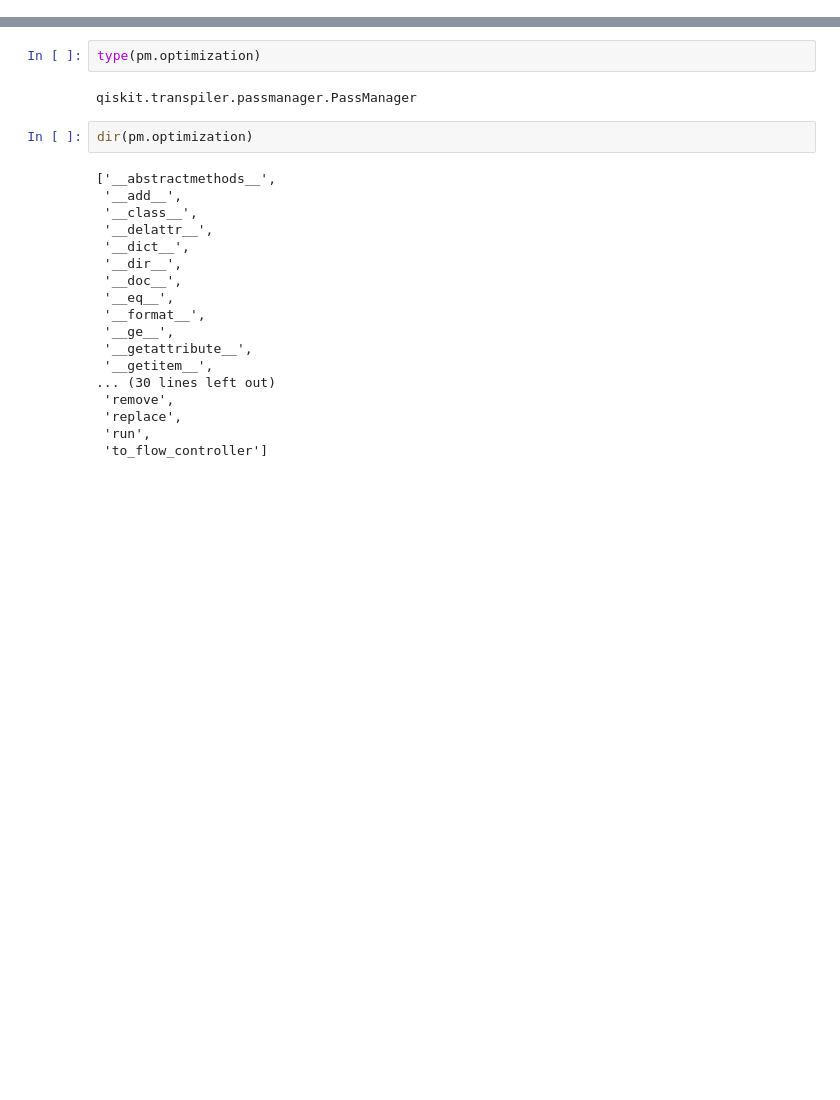
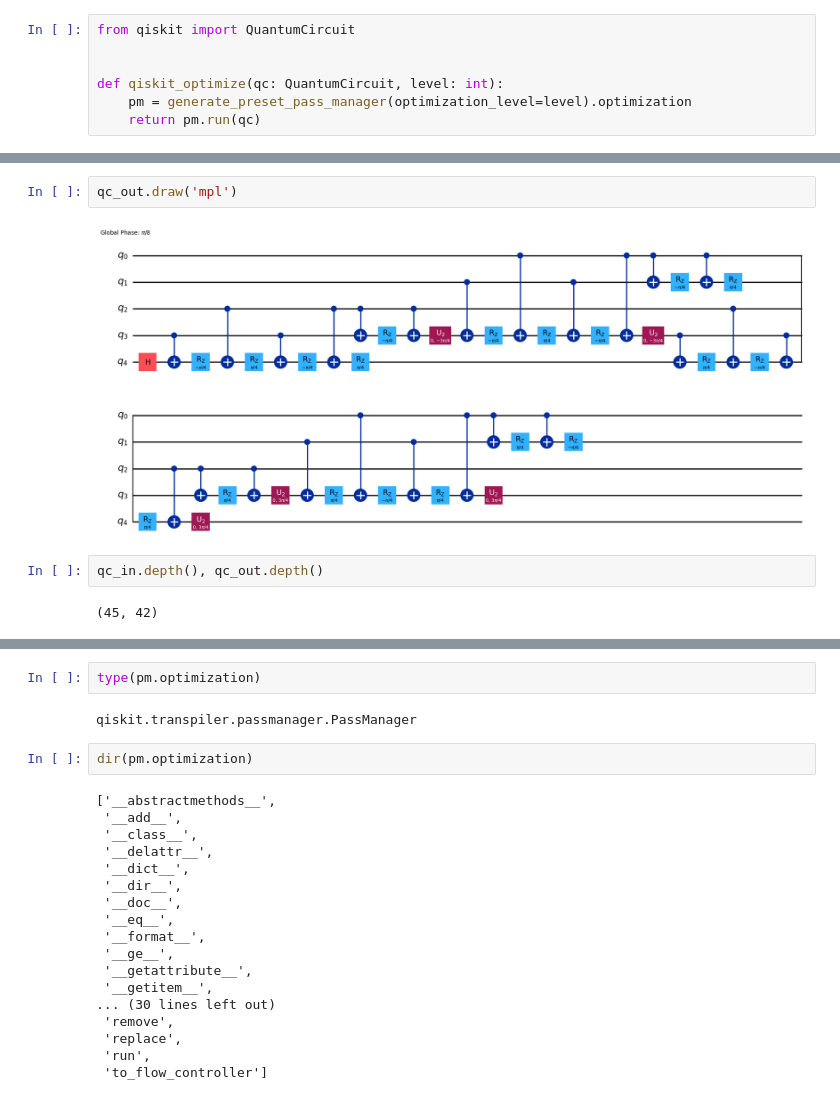
Before and after one commit to congfeng4/QuantumCompiler, a Jupyter notebook: baselines.ipynb, the cells around one changed output, grey strips where cells are left out. Drawn from its saved outputs; the diff is of its cells as text; blank space fills up the shorter version.

```diff
--- a/baselines.ipynb
+++ b/baselines.ipynb
@@ -9,3 +12,10 @@ pm = generate_preset_pass_manager(
     # target=Target.from_configuration({'gates': ['cx', 'rz', 'sx', 'x']}),
     coupling_map=CouplingMap.from_line(5)
 )
+# %%
+from qiskit import QuantumCircuit
+
+
+def qiskit_optimize(qc: QuantumCircuit, level: int):
+    pm = generate_preset_pass_manager(optimization_level=level).optimization
+    return pm.run(qc)
@@ -12,2 +29,10 @@ pm = generate_preset_pass_manager(
+# %%
+qc_out.draw('mpl')
+# %% [output]
+[figure, added]
+# %%
+qc_in.depth(), qc_out.depth()
+# %% [output]
+(45, 42)
 # %%
 pm.optimization.draw()
```
Also changed, not shown: parts of 7 cells of this notebook, 5 other files.
